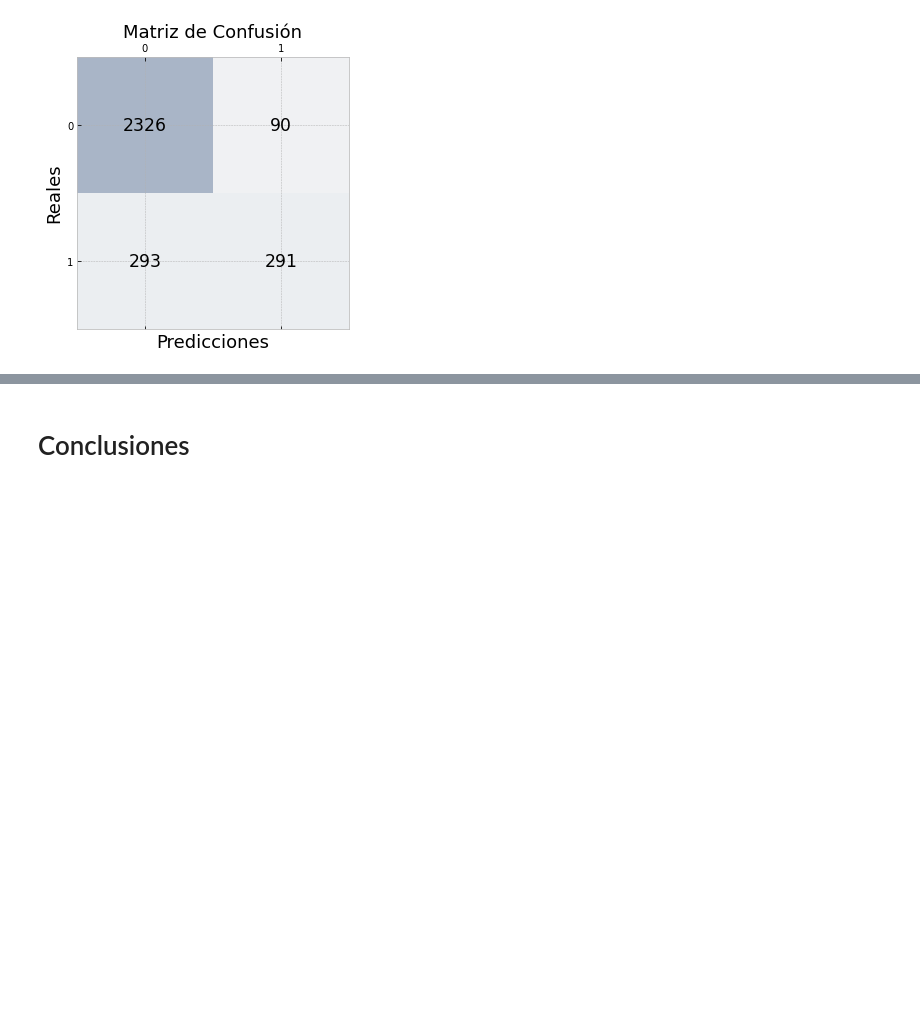
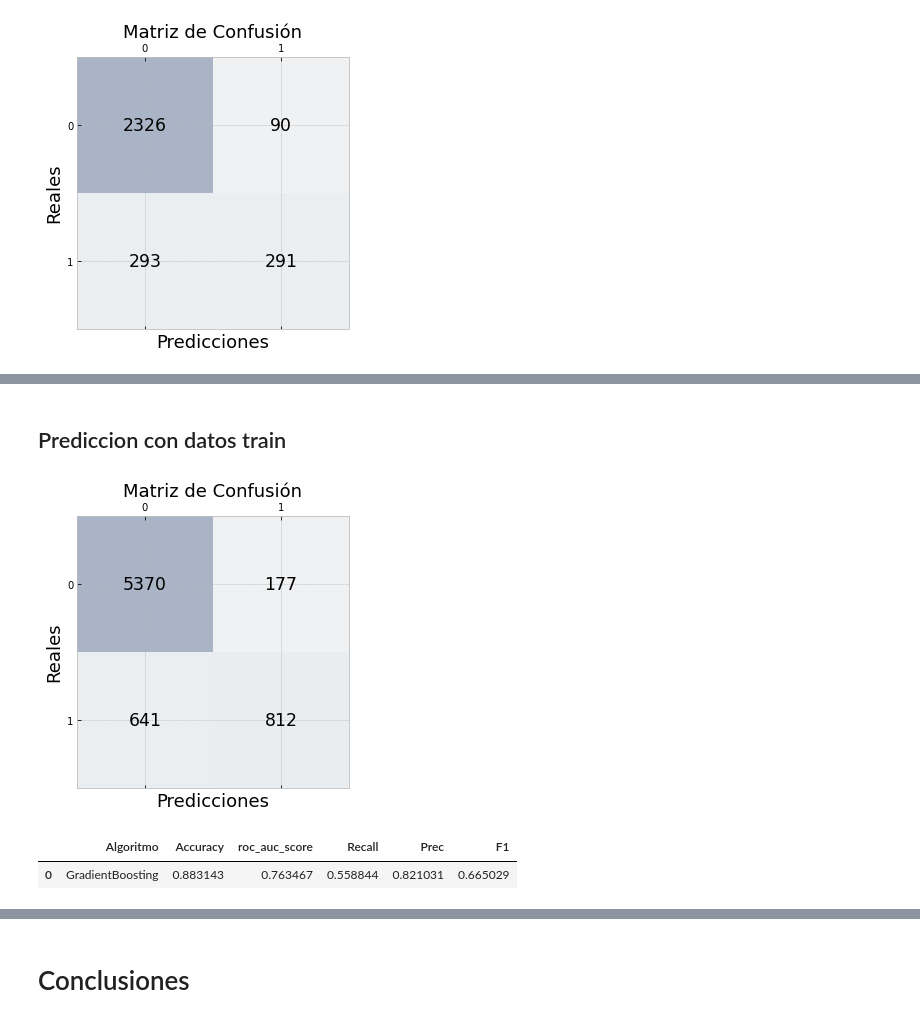
Before and after one commit to RoberthHernandez/churn-prediction-CH, a Jupyter notebook: Entrega2Hernandez+Gomezportillo.ipynb, the cells around one changed output, grey strips where cells are left out. Drawn from its saved outputs; the diff is of its cells as text; code cells hidden in the pictures; blank space fills up the shorter version.

```diff
--- a/Entrega2Hernandez+Gomezportillo.ipynb
+++ b/Entrega2Hernandez+Gomezportillo.ipynb
@@ -855,0 +994,17 @@ plt.show()
+# %%
+modelo_recall = GradientBoostingClassifier(learning_rate= 0.1,max_depth=3,
+                                 n_estimators=200, random_state=42,subsample=0.5)
+result = modelo_recall.fit(X_train, y_train)
+y_test_pred = result.predict(X_test)
+
+matriz = confusion_matrix(y_test, y_test_pred)
+fig, ax = plt.subplots(figsize=(5, 5))
+ax.matshow(matriz, cmap=plt.cm.Blues, alpha=0.3)
+for i in range(matriz.shape[0]):
+    for j in range(matriz.shape[1]):
+        ax.text(x=j, y=i,s=matriz[i, j], va='center', ha='center', size='xx-large')
+
+plt.xlabel('Predicciones', fontsize=18)
+plt.ylabel('Reales', fontsize=18)
+plt.title('Matriz de Confusión', fontsize=18)
+plt.show()
@@ -855,0 +1054,51 @@ plt.show()
+# %% [markdown]
+## Prediccion con datos train
+# %%
+modelo_recall = GradientBoostingClassifier(learning_rate= 0.1,max_depth=3,
+                                 n_estimators=200, random_state=42,subsample=0.5)
+result = modelo_recall.fit(X_train, y_train)
+y_test_pred = result.predict(X_train)
+
+matriz = confusion_matrix(y_train, y_test_pred)
+fig, ax = plt.subplots(figsize=(5, 5))
+ax.matshow(matriz, cmap=plt.cm.Blues, alpha=0.3)
+for i in range(matriz.shape[0]):
+    for j in range(matriz.shape[1]):
+        ax.text(x=j, y=i,s=matriz[i, j], va='center', ha='center', size='xx-large')
+
+plt.xlabel('Predicciones', fontsize=18)
+plt.ylabel('Reales', fontsize=18)
+plt.title('Matriz de Confusión', fontsize=18)
+plt.show()
+# %% [output]
+[figure, added]
+# %%
+models = []
+models.append(GradientBoostingClassifier(learning_rate= 0.1,max_depth=3,
+                                 n_estimators=200, random_state=42,subsample=0.5))
+
+
+
+acuracy = []
+auc= []
+recall = []
+prec = []
+f1 = []
+
+for m in models:
+    model = m.fit(X_train, y_train)
+    ytest_pred = model.predict(X_train)
+    acuracy.append(accuracy_score(y_train,ytest_pred))
+    auc.append(roc_auc_score(y_train,ytest_pred))
+    recall.append(recall_score(y_train,ytest_pred))
+    prec.append(precision_score(y_train,ytest_pred))
+    f1.append(f1_score(y_train,ytest_pred))
+
+res_rec = pd.DataFrame({'Algoritmo': ['GradientBoosting'],
+                    'Accuracy':acuracy,'roc_auc_score':auc,'Recall':recall,'Prec':prec,
+                    'F1':f1})
+
+res_rec
+# %% [output]
+|  | Algoritmo | Accuracy | roc_auc_score | Recall | Prec | F1 |
+| 0 | GradientBoosting | 0.883143 | 0.763467 | 0.558844 | 0.821031 | 0.665029 |
```
Also changed, not shown: parts of 22 cells of this notebook, 1 other file.
